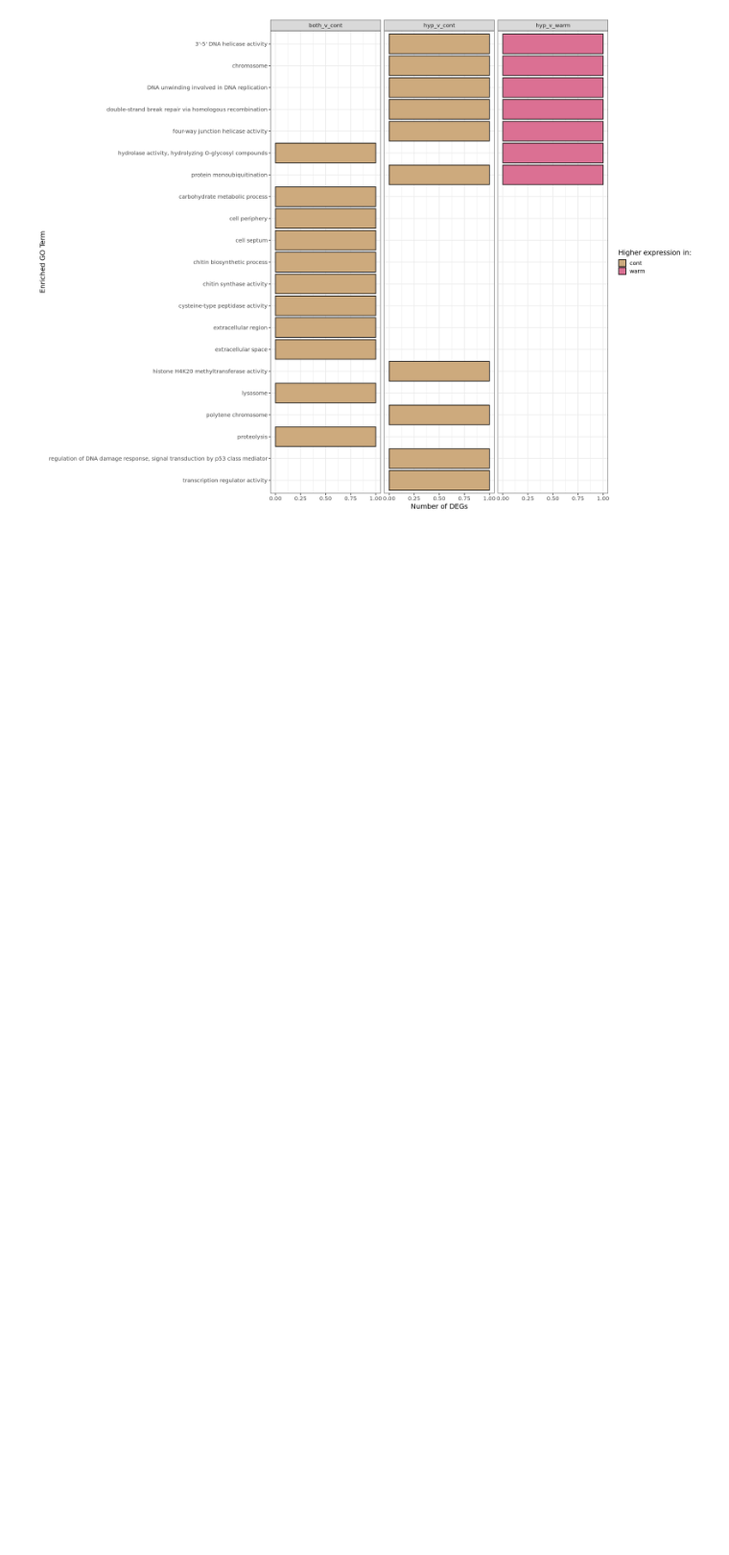
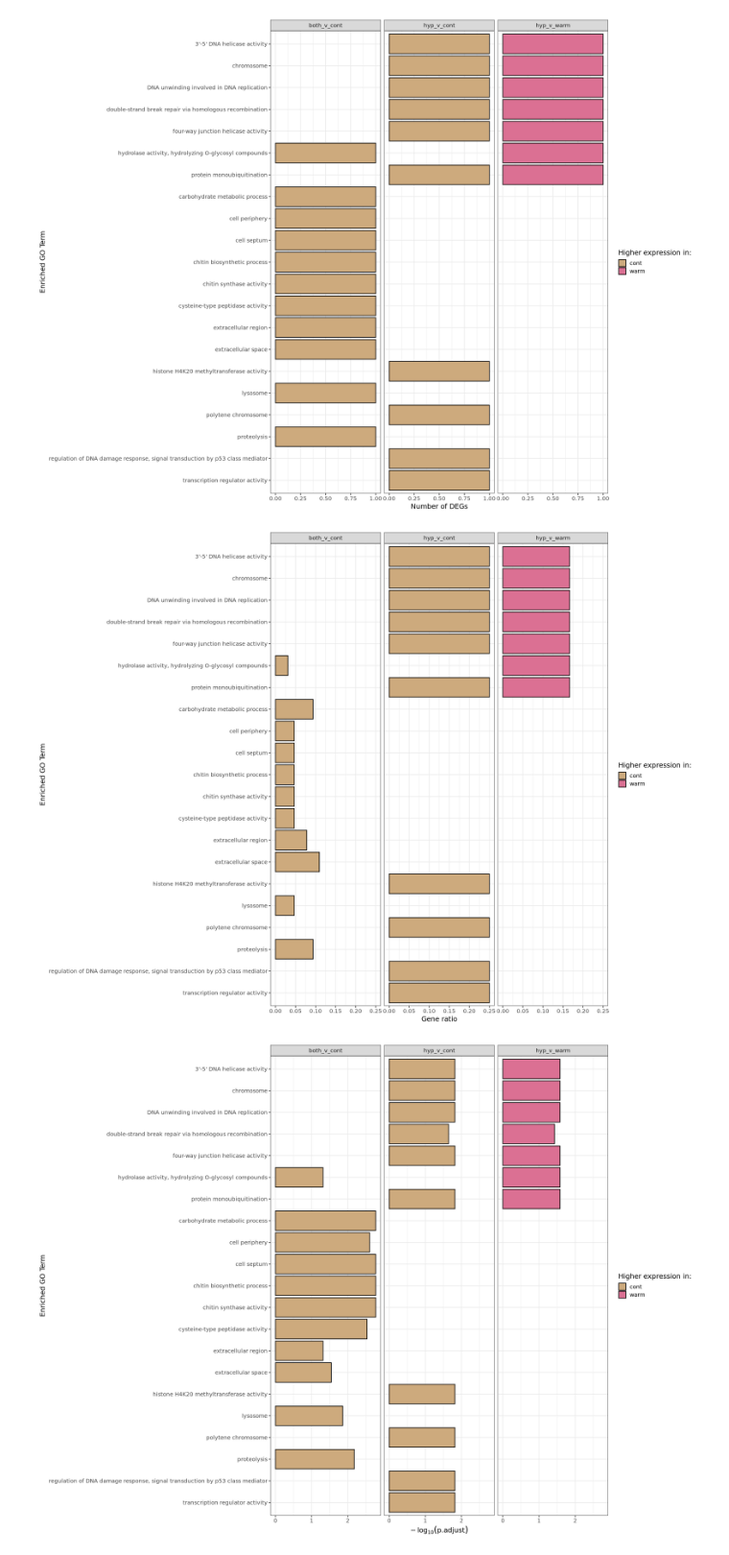
Before and after one commit to jgmcdonough/CE24_RNA-seq, a Jupyter notebook: analysis/diff_expression/phase1_v_phase1/GO_newRef_p1.v.p1.ipynb, the cells around one changed output. Shown at 96% size. Cells and saved outputs as stored; diff of their text form; code cells hidden in the pictures; blank space fills up the shorter version.

Commit message:
change x axis for generatio and padj

```diff
--- a/analysis/diff_expression/phase1_v_phase1/GO_newRef_p1.v.p1.ipynb
+++ b/analysis/diff_expression/phase1_v_phase1/GO_newRef_p1.v.p1.ipynb
@@ -655,3 +655,41 @@ labs(x = 'Enriched GO Term',
      fill = 'Higher expression in:')
 # %% [output]
 [figure]
+# %%
+library(dplyr)
+library(forcats)
+library(ggplot2)
+
+plot_df <- ora_res %>%
+  filter(p.adjust < 0.05) %>%
+  mutate(
+    gene_ratio  = sapply(strsplit(GeneRatio, "/"),
+                         function(x) as.numeric(x[1]) / as.numeric(x[2])),
+    neglog_padj = -log10(p.adjust),
+    Description = fct_rev(fct_infreq(Description))   # same ordering as before
+  )
+
+# Gene ratio
+ggplot(plot_df, aes(x = Description, y = gene_ratio, fill = high_expr)) +
+  geom_col(col = "black") +
+  facet_wrap(~comparison) +
+  scale_fill_manual(values = c("warm" = "palevioletred", "cont" = "burlywood3")) +
+  coord_flip() +
+  theme_bw(base_size = 15) +
+  labs(x = "Enriched GO Term",
+       y = "Gene ratio",
+       fill = "Higher expression in:")
+
+# -log10(padj): same plot, just swap the y mapping and label
+ggplot(plot_df, aes(x = Description, y = neglog_padj, fill = high_expr)) +
+  geom_col(col = "black") +
+  facet_wrap(~comparison) +
+  scale_fill_manual(values = c("warm" = "palevioletred", "cont" = "burlywood3")) +
+  coord_flip() +
+  theme_bw(base_size = 15) +
+  labs(x = "Enriched GO Term",
+       y = expression(-log[10](p.adjust)),
+       fill = "Higher expression in:")
+# %% [output]
+[figure, added]
+[figure, added]
```
